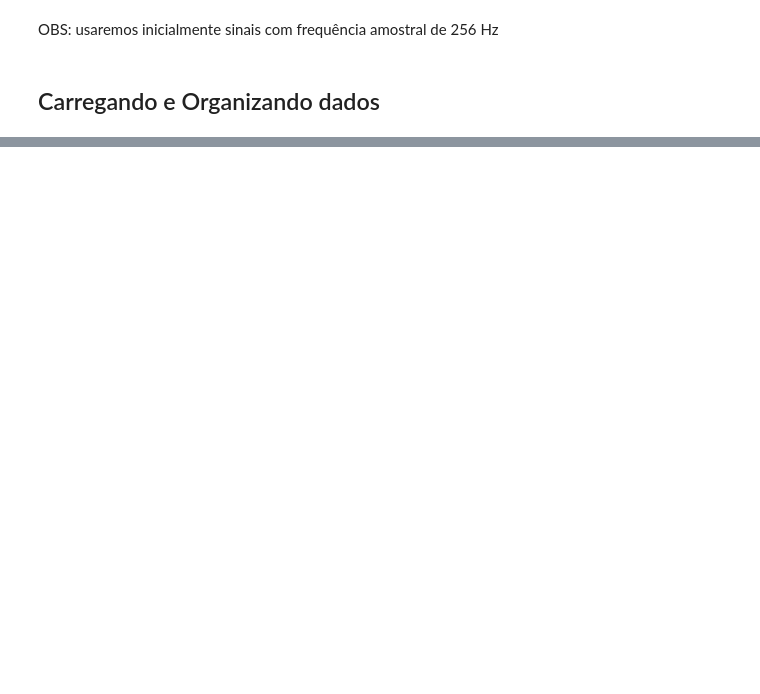
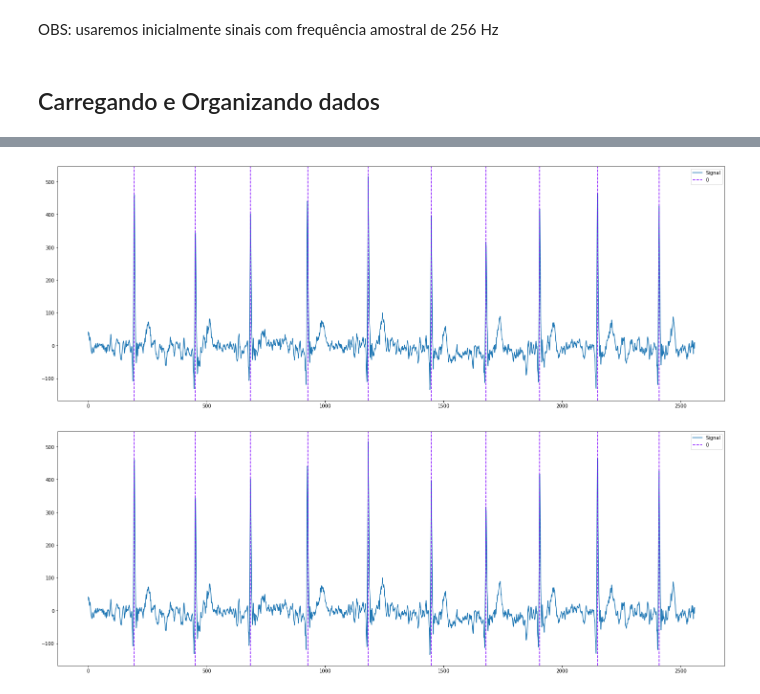
Before and after one commit to davicn/doutorado_ppgee_v2, a Jupyter notebook: src/notebooks/4-explore_ecg.ipynb, the cells around one changed output, grey strips where cells are left out. Saved outputs shown, nothing was run; the diff lists cells and outputs as text; code cells hidden in the pictures; blank space fills up the shorter version.

```diff
--- a/src/notebooks/4-explore_ecg.ipynb
+++ b/src/notebooks/4-explore_ecg.ipynb
@@ -61,0 +143,38 @@ array(['train/01_tcp_ar/044/00004456/s015_2014_06_19/00004456_s015_t002.tse',
+# %%
+# https://neurokit2.readthedocs.io/en/latest/_modules/neurokit2/ecg/ecg_findpeaks.html
+
+import neurokit2 as nk
+
+# ecg = nk.ecg_simulate(duration=10, sampling_rate=1000)
+cleaned = nk.ecg_clean(ecg, sampling_rate=256,method="engzeemod2012")
+info = nk.ecg_findpeaks(cleaned)
+
+neurokit = nk.ecg_findpeaks(nk.ecg_clean(ecg, method="neurokit"), method="neurokit")
+pantompkins1985 = nk.ecg_findpeaks(nk.ecg_clean(ecg, method="pantompkins1985"), method="pantompkins1985")
+nabian2018 = nk.ecg_findpeaks(cleaned, method="nabian2018")
+hamilton2002 = nk.ecg_findpeaks(nk.ecg_clean(ecg, method="hamilton2002"), method="hamilton2002")
+martinez2003 = nk.ecg_findpeaks(cleaned, method="martinez2003")  ## ESSE
+christov2004 = nk.ecg_findpeaks(cleaned, method="christov2004")
+gamboa2008 = nk.ecg_findpeaks(nk.ecg_clean(ecg, method="gamboa2008"), method="gamboa2008")
+elgendi2010 = nk.ecg_findpeaks(nk.ecg_clean(ecg, method="elgendi2010"), method="elgendi2010")
+# engzeemod2012 = nk.ecg_findpeaks(nk.ecg_clean(ecg, method="engzeemod2012"), method="engzeemod2012")
+kalidas2017 = nk.ecg_findpeaks(nk.ecg_clean(ecg, method="kalidas2017"), method="kalidas2017")
+# rodrigues2021 = nk.ecg_findpeaks(cleaned, method="rodrigues2021")
+
+plt.rcParams['figure.figsize'] = [25, 9]
+nk.events_plot([
+    # neurokit["ECG_R_Peaks"],
+                # pantompkins1985["ECG_R_Peaks"],
+                # nabian2018["ECG_R_Peaks"],
+                # hamilton2002["ECG_R_Peaks"],
+                # christov2004["ECG_R_Peaks"],
+                # gamboa2008["ECG_R_Peaks"],
+                # elgendi2010["ECG_R_Peaks"],
+                # engzeemod2012["ECG_R_Peaks"],
+                # kalidas2017["ECG_R_Peaks"],
+                martinez2003["ECG_R_Peaks"]
+                # rodrigues2021["ECG_R_Peaks"]
+                ], cleaned)
+# %% [output]
+[figure, added]
+[figure, added]
```
Also changed, not shown: parts of 28 cells of this notebook, 4 other files.
